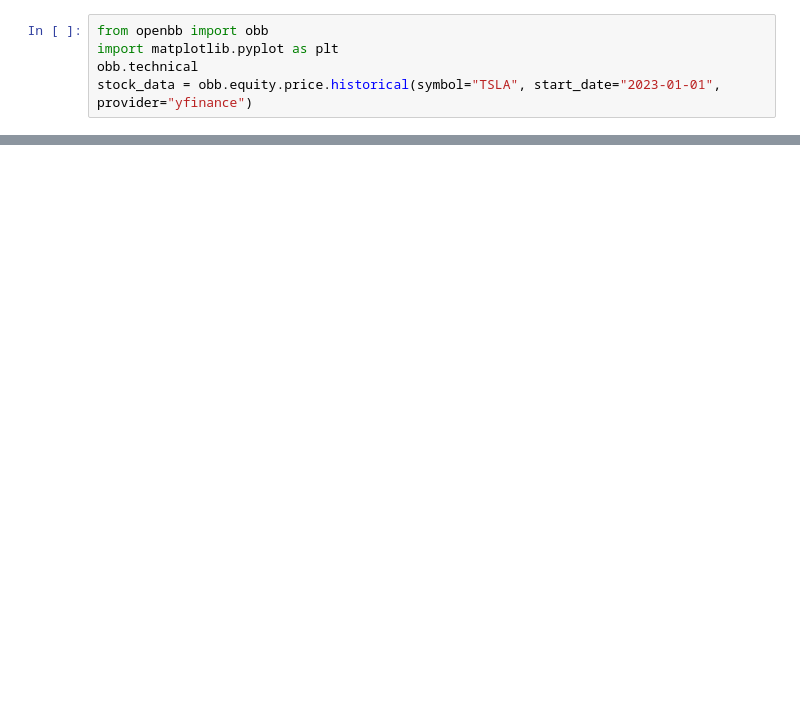
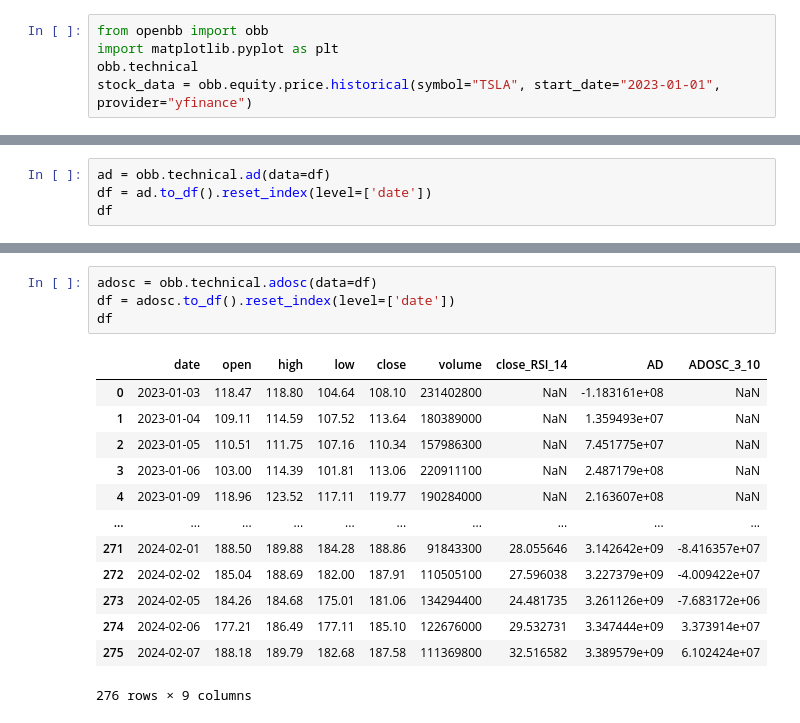
Before and after one commit to oragamiman01/stock_prediction, a Jupyter notebook: feature_generation.ipynb, the cells around one changed output, grey strips where cells are left out. Cells and saved outputs as stored; diff of their text form; blank space fills up the shorter version.

Commit message:
checking out some technical indicators

```diff
--- a/feature_generation.ipynb
+++ b/feature_generation.ipynb
@@ -30,0 +33,4 @@ df.plot(x='date', y=['close_RSI_14'])
+# %%
+ad = obb.technical.ad(data=df)
+df = ad.to_df().reset_index(level=['date'])
+df
@@ -30,0 +58,18 @@ df.plot(x='date', y=['close_RSI_14'])
+# %%
+adosc = obb.technical.adosc(data=df)
+df = adosc.to_df().reset_index(level=['date'])
+df
+# %% [output]
+|  | date | open | high | low | close | volume | close_RSI_14 | AD | ADOSC_3_10 |
+| 0 | 2023-01-03 | 118.47 | 118.80 | 104.64 | 108.10 | 231402800 | NaN | -1.183161e+08 | NaN |
+| 1 | 2023-01-04 | 109.11 | 114.59 | 107.52 | 113.64 | 180389000 | NaN | 1.359493e+07 | NaN |
+| 2 | 2023-01-05 | 110.51 | 111.75 | 107.16 | 110.34 | 157986300 | NaN | 7.451775e+07 | NaN |
+| 3 | 2023-01-06 | 103.00 | 114.39 | 101.81 | 113.06 | 220911100 | NaN | 2.487179e+08 | NaN |
+| 4 | 2023-01-09 | 118.96 | 123.52 | 117.11 | 119.77 | 190284000 | NaN | 2.163607e+08 | NaN |
+| ... | ... | ... | ... | ... | ... | ... | ... | ... | ... |
+| 271 | 2024-02-01 | 188.50 | 189.88 | 184.28 | 188.86 | 91843300 | 28.055646 | 3.142642e+09 | -8.416357e+07 |
+| 272 | 2024-02-02 | 185.04 | 188.69 | 182.00 | 187.91 | 110505100 | 27.596038 | 3.227379e+09 | -4.009422e+07 |
+| 273 | 2024-02-05 | 184.26 | 184.68 | 175.01 | 181.06 | 134294400 | 24.481735 | 3.261126e+09 | -7.683172e+06 |
+| 274 | 2024-02-06 | 177.21 | 186.49 | 177.11 | 185.10 | 122676000 | 29.532731 | 3.347444e+09 | 3.373914e+07 |
+| 275 | 2024-02-07 | 188.18 | 189.79 | 182.68 | 187.58 | 111369800 | 32.516582 | 3.389579e+09 | 6.102424e+07 |
+276 rows × 9 columns
```
Also changed, not shown: parts of 5 cells of this notebook.
